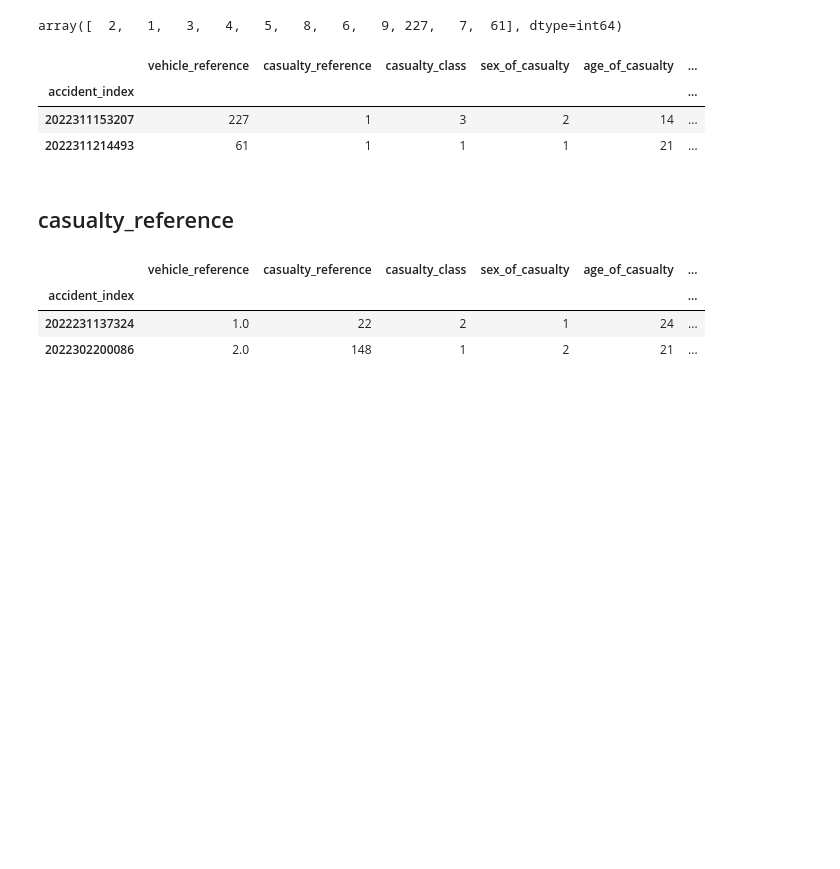
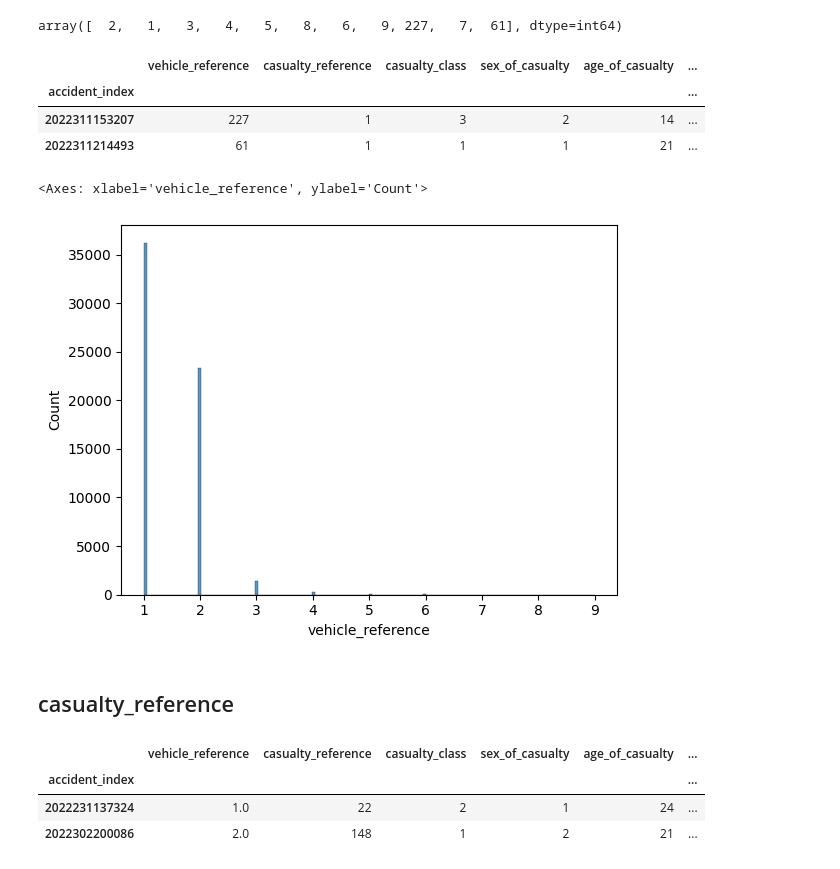
Before and after one commit to ali78efi/accidents_data_analyzing, a Jupyter notebook: accident_analys.ipynb, the cells around one changed output. Saved outputs shown, nothing was run; the diff lists cells and outputs as text; code cells hidden in the pictures; blank space fills up the shorter version.

```diff
--- a/accident_analys.ipynb
+++ b/accident_analys.ipynb
@@ -111,3 +103,8 @@ data[ (data.vehicle_reference == 61) | (data.vehicle_reference == 227) ]
 vehicle_ref_outliers = data[ (data.vehicle_reference == 61) | (data.vehicle_reference == 227) ].index
 for item in vehicle_ref_outliers:
     data.loc[item, 'vehicle_reference'] = None
+# %%
+sns.histplot(data.vehicle_reference)
+# %% [output]
+<Axes: xlabel='vehicle_reference', ylabel='Count'>
+[figure, added]
```
Also changed, not shown: parts of 6 cells of this notebook.
